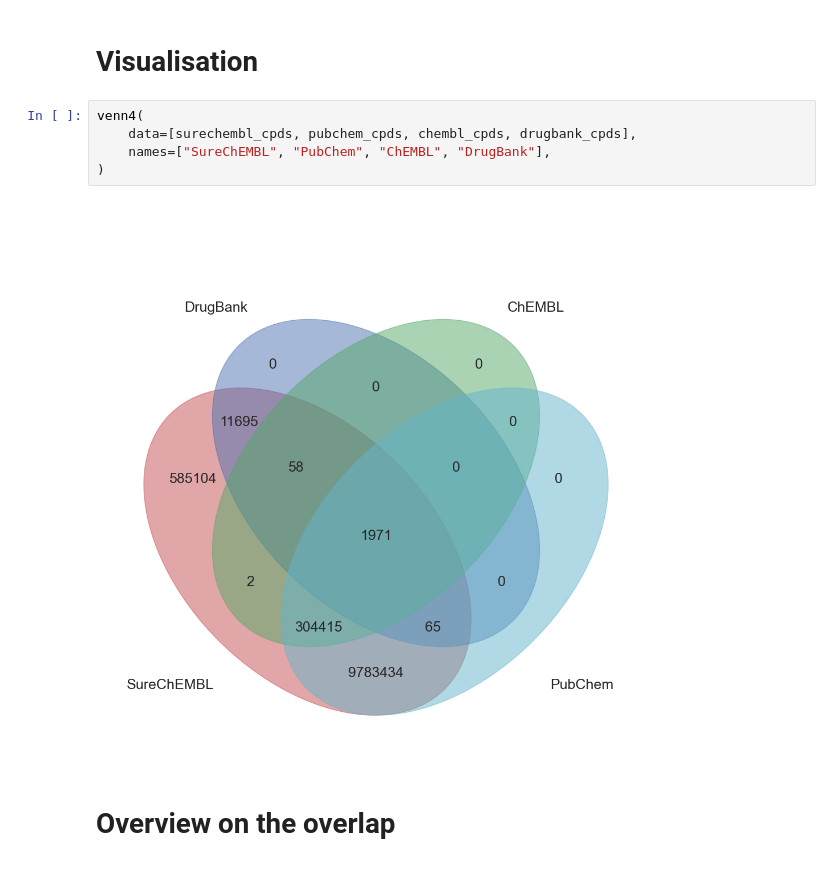
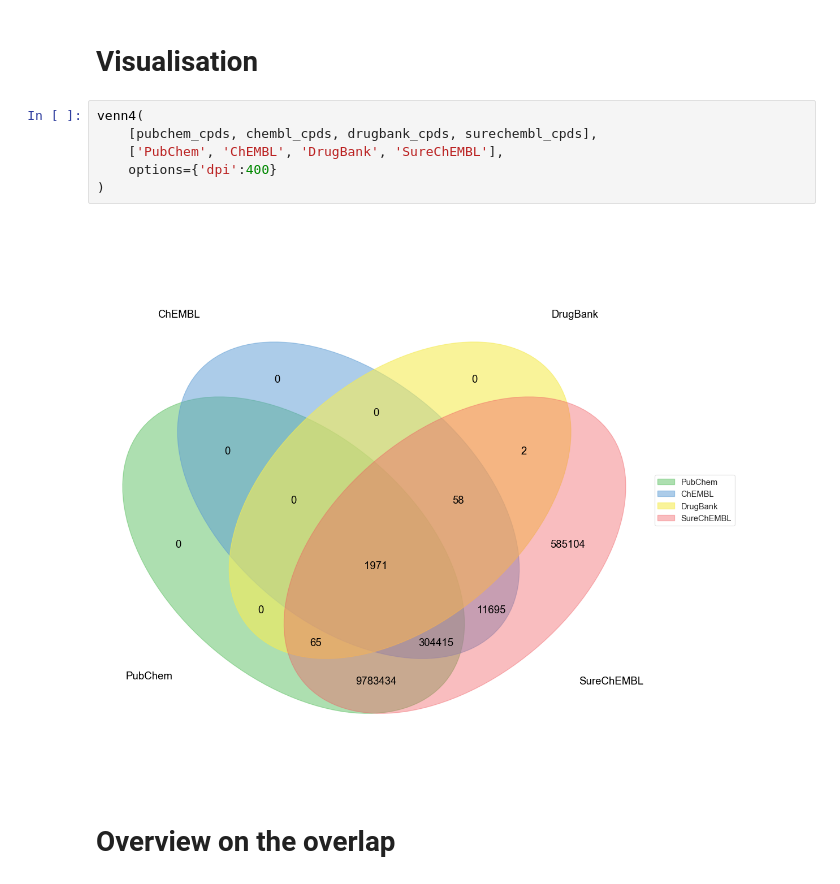
Before and after one commit to Fraunhofer-ITMP/patent-clinical-candidate-characteristics, a Jupyter notebook: notebooks/3_1_chemical_database_overlap.ipynb, the cells around one changed output. Drawn from its saved outputs; the diff is of its cells as text.

Commit message:
update figure 2

```diff
--- a/notebooks/3_1_chemical_database_overlap.ipynb
+++ b/notebooks/3_1_chemical_database_overlap.ipynb
@@ -78,11 +78,12 @@ DrugBank: 2096
 # Visualisation
 # %%
 venn4(
-    data=[surechembl_cpds, pubchem_cpds, chembl_cpds, drugbank_cpds],
-    names=["SureChEMBL", "PubChem", "ChEMBL", "DrugBank"],
+    [pubchem_cpds, chembl_cpds, drugbank_cpds, surechembl_cpds],
+    ['PubChem', 'ChEMBL', 'DrugBank', 'SureChEMBL'],
+    options={'dpi':400}
 )
 # %% [output]
-[figure, old version]
+[figure, new version]
 # %% [markdown]
 # Overview on the overlap
 # %%
```
Also changed, not shown: 2 other files.
